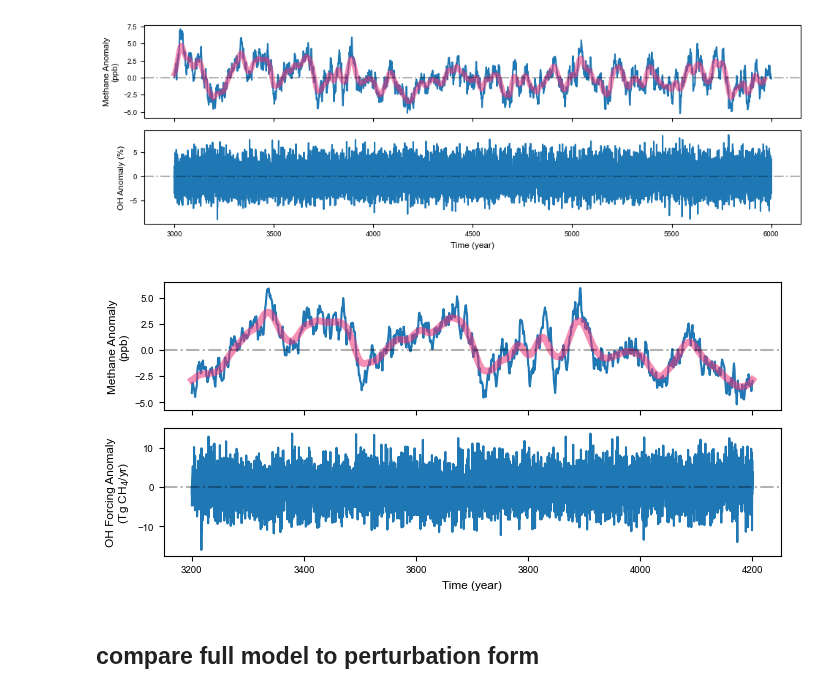
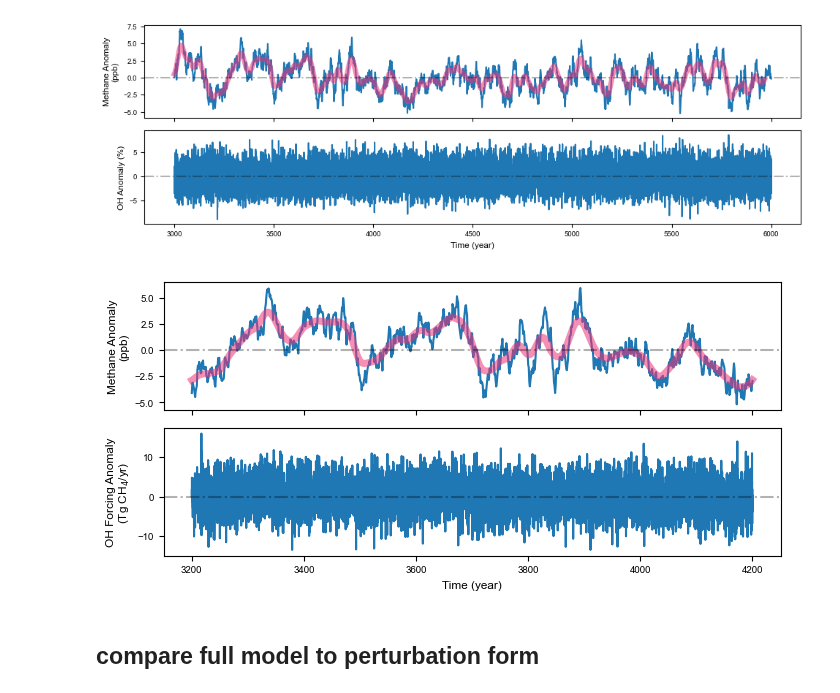
Before and after one commit to ericjmei/methane_noise_forcing, a Jupyter notebook: notebooks/OH_forcing.ipynb, the cells around one changed output. Drawn from its saved outputs; the diff is of its cells as text; code cells hidden in the pictures.

```diff
--- a/notebooks/OH_forcing.ipynb
+++ b/notebooks/OH_forcing.ipynb
@@ -254,35 +254,35 @@ fig, axs = plt.subplots(2, 1, figsize=(fig_width, 10/3), sharex=True)
 time_mask = (result_full_mb.t >= time_min_plot) & (result_full_mb.t <= time_max_plot)
 
 # top plot: methane anomaly
 methane_anomaly_plot_smoothed = firn_filter.apply(
     result_anomaly.C,
     dt_series=np.mean(np.diff(t_eval))
 )
 axs[0].plot(result_anomaly.t[time_mask],
             result_anomaly.C[time_mask] * 1e9,
             label="Methane Anomaly (ppb)")
 # offset smoothed series by 35 years
 mask_smoothed = (result_anomaly.t >= time_min_plot + instantaneous_offset) & (result_anomaly.t <= time_max_plot + instantaneous_offset)
 axs[0].plot(result_anomaly.t[mask_smoothed] - instantaneous_offset,
             methane_anomaly_plot_smoothed[mask_smoothed] * 1e9,
             lw=5,
             color=colors_vibrant["magenta"],
             alpha=0.55,
             label="Methane Anomaly (ppb)")
 axs[0].axhline(0, color="k", linestyle="-.", alpha=0.3)
 axs[0].set_ylabel("Methane Anomaly\n(ppb)")
 
 # bottom plot: OH forcing
 axs[1].plot(S_anom.sel(time=slice(time_min_plot, time_max_plot)).time.values,
-            S_anom.sel(time=slice(time_min_plot, time_max_plot)).values * -2.75,
+            S_anom.sel(time=slice(time_min_plot, time_max_plot)).values * 2.75,
             label="OH Forcing Anomaly (%)")
 axs[1].axhline(0, color="k", linestyle="-.", alpha=0.3)
 axs[1].set_ylabel("OH Forcing Anomaly\n(Tg CH$_4$/yr)")
 axs[1].set_xlabel("Time (year)")
 
 plt.tight_layout()
 # %% [output]
-[figure, old version]
+[figure, new version]
 # %% [markdown]
 ## compare full model to perturbation form
 # %%
```
Also changed, not shown: parts of 5 cells of this notebook.
